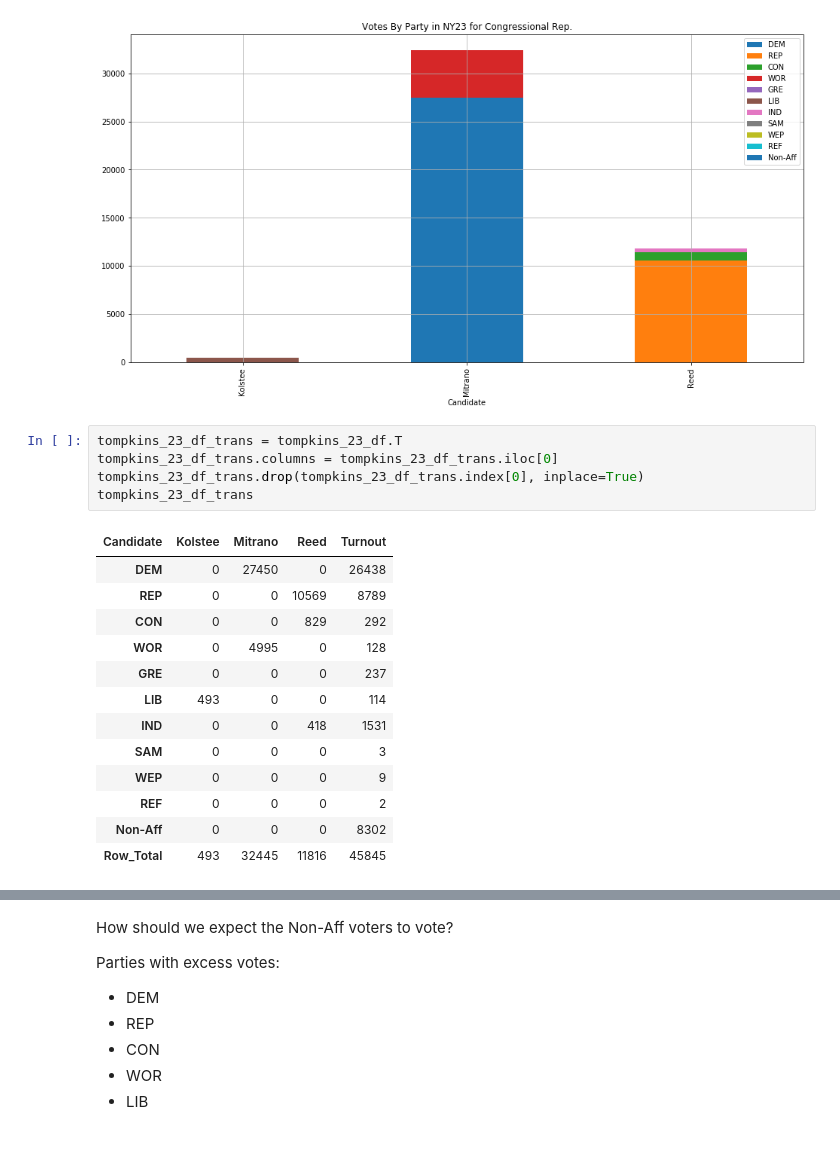
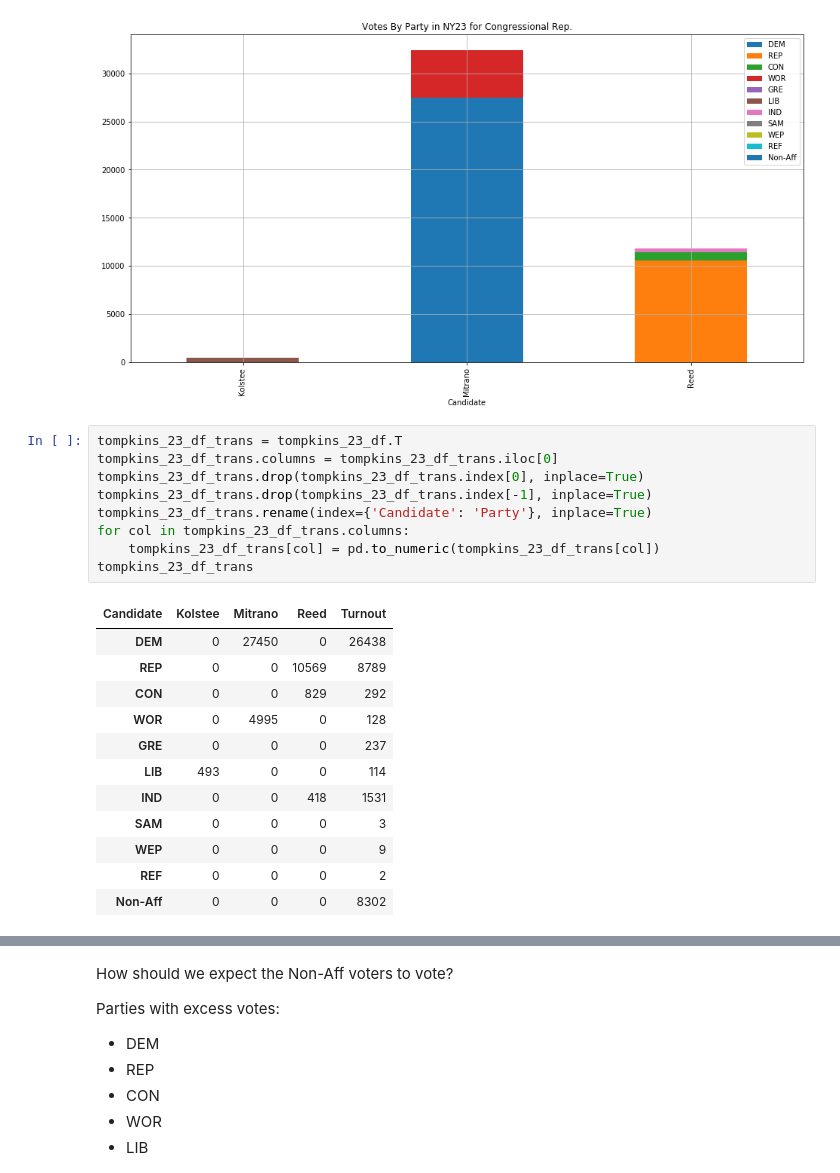
Before and after one commit to merb92/ny-23, a Jupyter notebook: census_ny_23_eda.ipynb, the cells around one changed output, grey strips where cells are left out. Cells and saved outputs as stored; diff of their text form; blank space fills up the shorter version.

```diff
--- a/census_ny_23_eda.ipynb
+++ b/census_ny_23_eda.ipynb
@@ -408,20 +414,23 @@ tompkins_23_df.iloc[:-1].plot.bar(x='Candidate',
 # %%
 tompkins_23_df_trans = tompkins_23_df.T
 tompkins_23_df_trans.columns = tompkins_23_df_trans.iloc[0]
 tompkins_23_df_trans.drop(tompkins_23_df_trans.index[0], inplace=True)
+tompkins_23_df_trans.drop(tompkins_23_df_trans.index[-1], inplace=True)
+tompkins_23_df_trans.rename(index={'Candidate': 'Party'}, inplace=True)
+for col in tompkins_23_df_trans.columns:
+    tompkins_23_df_trans[col] = pd.to_numeric(tompkins_23_df_trans[col])
 tompkins_23_df_trans
 # %% [output]
 | Candidate | Kolstee | Mitrano | Reed | Turnout |
 | DEM | 0 | 27450 | 0 | 26438 |
 | REP | 0 | 0 | 10569 | 8789 |
 | CON | 0 | 0 | 829 | 292 |
 | WOR | 0 | 4995 | 0 | 128 |
 | GRE | 0 | 0 | 0 | 237 |
 | LIB | 493 | 0 | 0 | 114 |
 | IND | 0 | 0 | 418 | 1531 |
 | SAM | 0 | 0 | 0 | 3 |
 | WEP | 0 | 0 | 0 | 9 |
 | REF | 0 | 0 | 0 | 2 |
 | Non-Aff | 0 | 0 | 0 | 8302 |
-| Row_Total | 493 | 32445 | 11816 | 45845 |
 # %%
```
Also changed, not shown: parts of 9 cells of this notebook.
